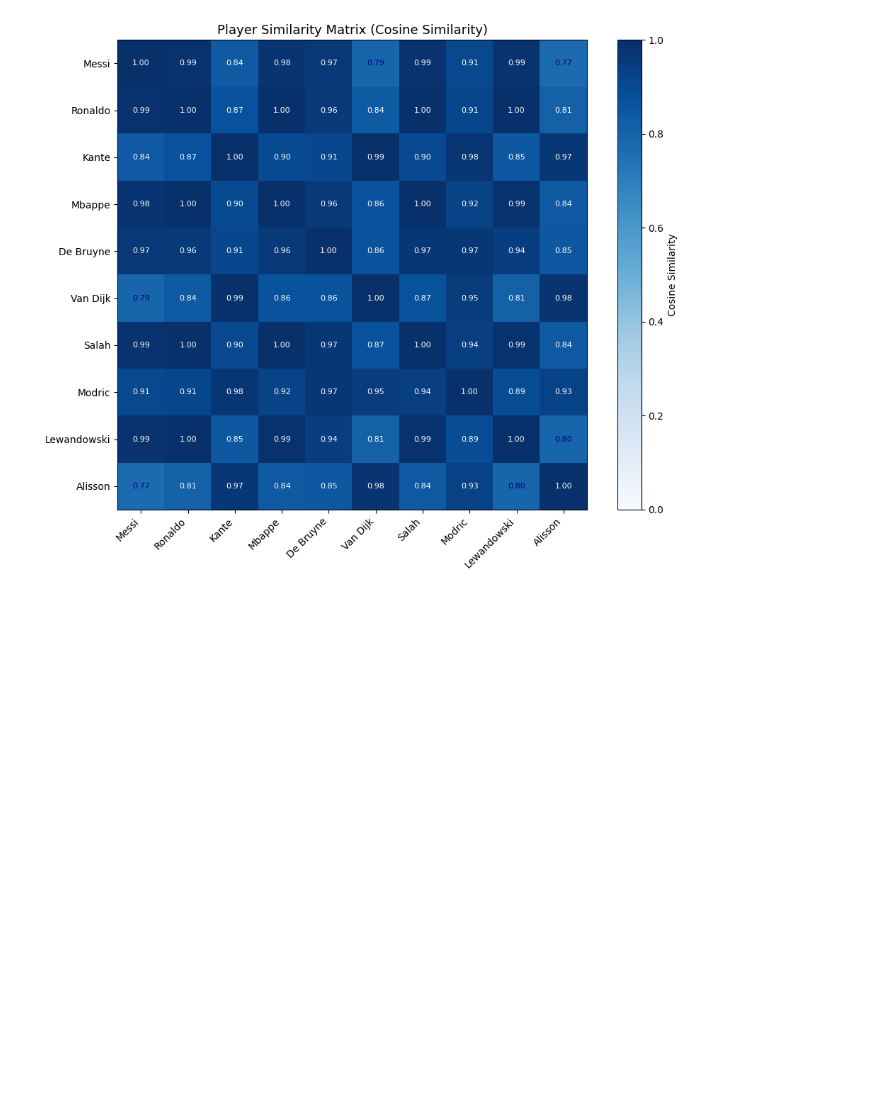
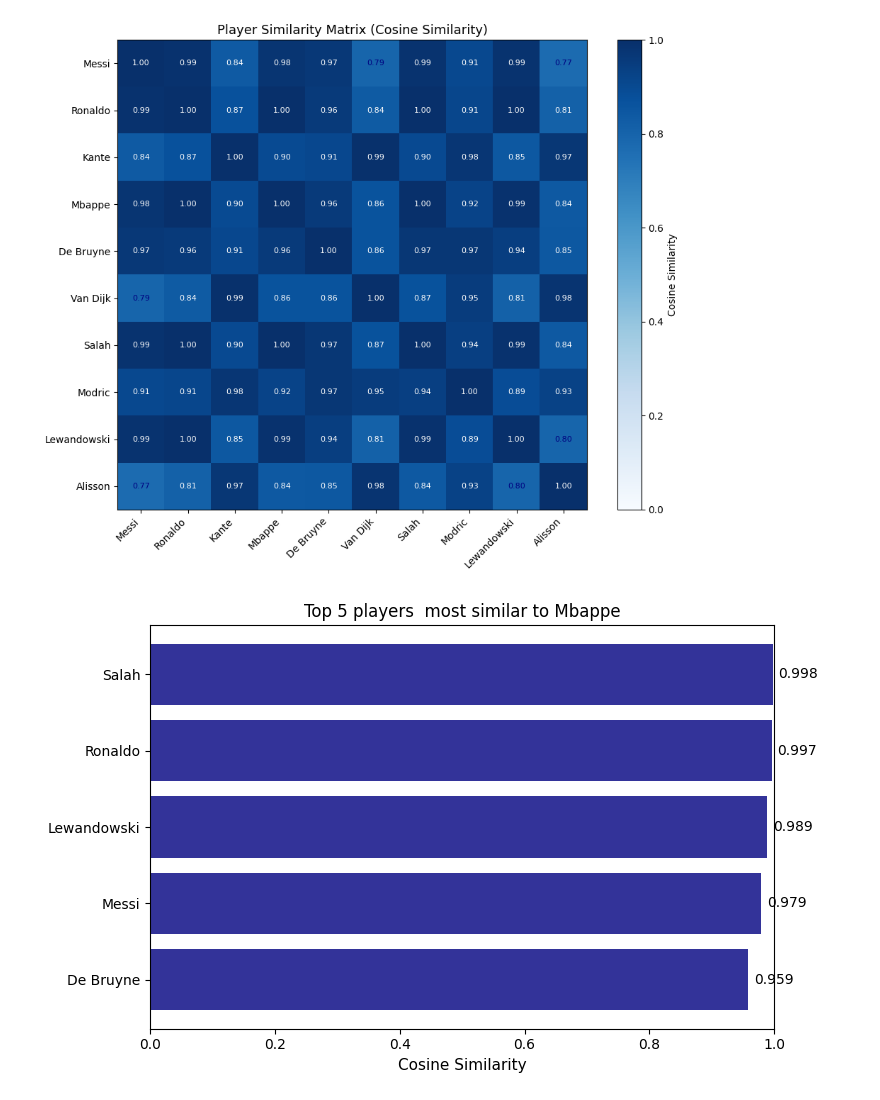
Before and after one commit to iws3/MarkGPT, a Jupyter notebook: contributors/gita/module-02/projects/1_linear_algebra/Sports Vector Analytics.ipynb, the cells around one changed output. Cells and saved outputs as stored; diff of their text form; code cells hidden in the pictures; blank space fills up the shorter version.

Commit message:
added visualization for player similarity

```diff
--- a/contributors/gita/module-02/projects/1_linear_algebra/Sports Vector Analytics.ipynb
+++ b/contributors/gita/module-02/projects/1_linear_algebra/Sports Vector Analytics.ipynb
@@ -226,3 +226,25 @@ def plot_similarity_heatmap(C, names):
 plot_similarity_heatmap(C, names)
 # %% [output]
 [figure]
+# %%
+def plot_top_similar(target_name, players_dict, top_k=5):
+    # bar chart of top-k most similar players to a given target
+    target_vec=players_dict[target_name]
+    sims = [(n, cosine_similarity(target_vec, v))
+ for n, v in players_dict.items() if n != target_name]
+    sims.sort(key=lambda x: x[1], reverse=True)
+    top_names=[s[0] for s in sims[:top_k]]
+    top_scores=[s[1] for s in sims[:top_k]]
+    fig, ax=plt.subplots(figsize=(8, 5))
+    bars=ax.barh(top_names, top_scores, color='navy', alpha=0.8)
+    ax.set_xlim(0,1)
+    ax.set_xlabel('Cosine Similarity', fontsize=11)
+    ax.set_title(f'Top {top_k} players  most similar to {target_name}', fontsize=12)
+    ax.bar_label(bars, fmt='%.3f', padding=4, fontsize=10)
+    ax.invert_yaxis()
+    plt.tight_layout()
+    plt.show()
+# %%
+plot_top_similar('Mbappe', players)
+# %% [output]
+[figure, added]
```
